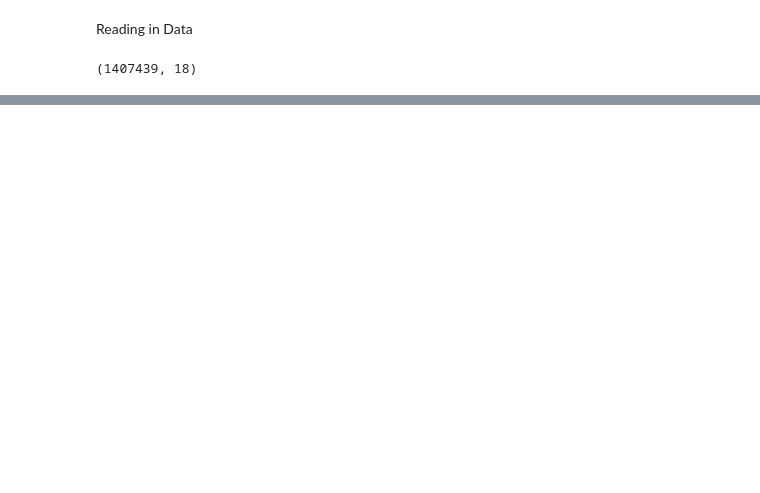
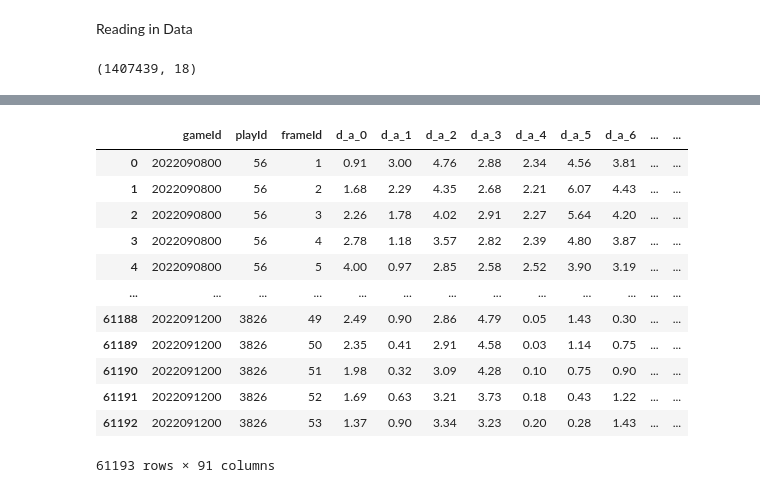
Before and after one commit to edzwil/big-data-bowl-2024, a Jupyter notebook: all_plays.ipynb, the cells around one changed output, grey strips where cells are left out. Drawn from its saved outputs; the diff is of its cells as text; code cells hidden in the pictures; blank space fills up the shorter version.

```diff
--- a/all_plays.ipynb
+++ b/all_plays.ipynb
@@ -202,0 +77,3 @@ final_input_df = pd.concat(final_input_list)
+# %%
+#pre_final.head(1000)
+pre_final = pre_final.reset_index(drop = True)
@@ -202,0 +84,5 @@ final_input_df = pd.concat(final_input_list)
+# %%
+pre_final_2 = pre_final.copy()
+pre_final_2 = pre_final_2.reset_index(drop = True)
+plays_temp = plays[['gameId', 'playId', 'possessionTeam', 'defensiveTeam']]
+sides = pre_final_2.merge(plays_temp, on = ['gameId', 'playId'])
@@ -202,0 +123,16 @@ final_input_df = pd.concat(final_input_list)
+# %%
+d_table
+# %% [output]
+|  | gameId | playId | frameId | d_a_0 | d_a_1 | d_a_2 | d_a_3 | d_a_4 | d_a_5 | d_a_6 | ... | ... |
+| 0 | 2022090800 | 56 | 1 | 0.91 | 3.00 | 4.76 | 2.88 | 2.34 | 4.56 | 3.81 | ... | ... |
+| 1 | 2022090800 | 56 | 2 | 1.68 | 2.29 | 4.35 | 2.68 | 2.21 | 6.07 | 4.43 | ... | ... |
+| 2 | 2022090800 | 56 | 3 | 2.26 | 1.78 | 4.02 | 2.91 | 2.27 | 5.64 | 4.20 | ... | ... |
+| 3 | 2022090800 | 56 | 4 | 2.78 | 1.18 | 3.57 | 2.82 | 2.39 | 4.80 | 3.87 | ... | ... |
+| 4 | 2022090800 | 56 | 5 | 4.00 | 0.97 | 2.85 | 2.58 | 2.52 | 3.90 | 3.19 | ... | ... |
+| ... | ... | ... | ... | ... | ... | ... | ... | ... | ... | ... | ... | ... |
+| 61188 | 2022091200 | 3826 | 49 | 2.49 | 0.90 | 2.86 | 4.79 | 0.05 | 1.43 | 0.30 | ... | ... |
+| 61189 | 2022091200 | 3826 | 50 | 2.35 | 0.41 | 2.91 | 4.58 | 0.03 | 1.14 | 0.75 | ... | ... |
+| 61190 | 2022091200 | 3826 | 51 | 1.98 | 0.32 | 3.09 | 4.28 | 0.10 | 0.75 | 0.90 | ... | ... |
+| 61191 | 2022091200 | 3826 | 52 | 1.69 | 0.63 | 3.21 | 3.73 | 0.18 | 0.43 | 1.22 | ... | ... |
+| 61192 | 2022091200 | 3826 | 53 | 1.37 | 0.90 | 3.34 | 3.23 | 0.20 | 0.28 | 1.43 | ... | ... |
+61193 rows × 91 columns
```
Also changed, not shown: parts of 27 cells of this notebook.
